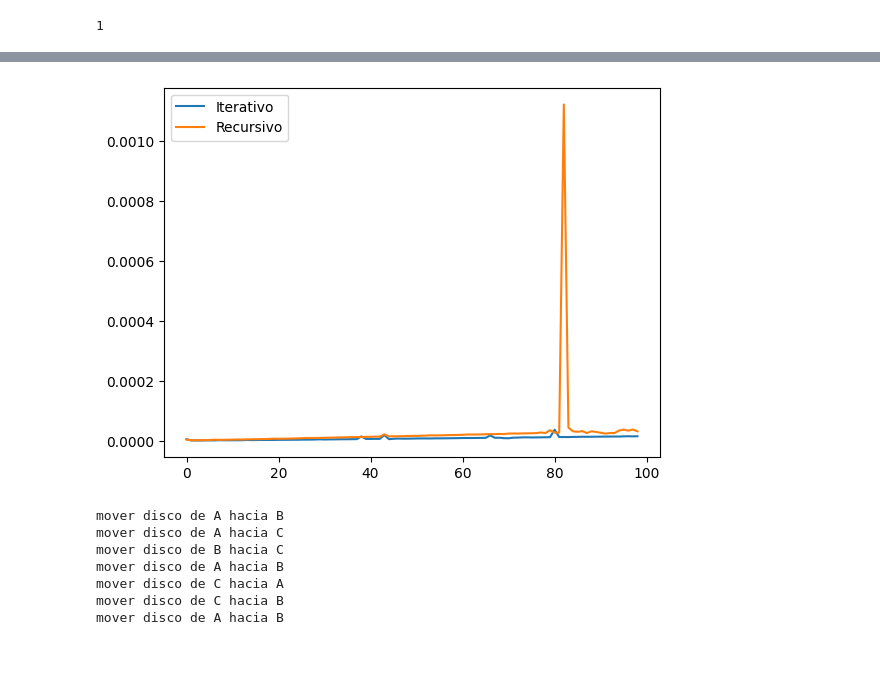
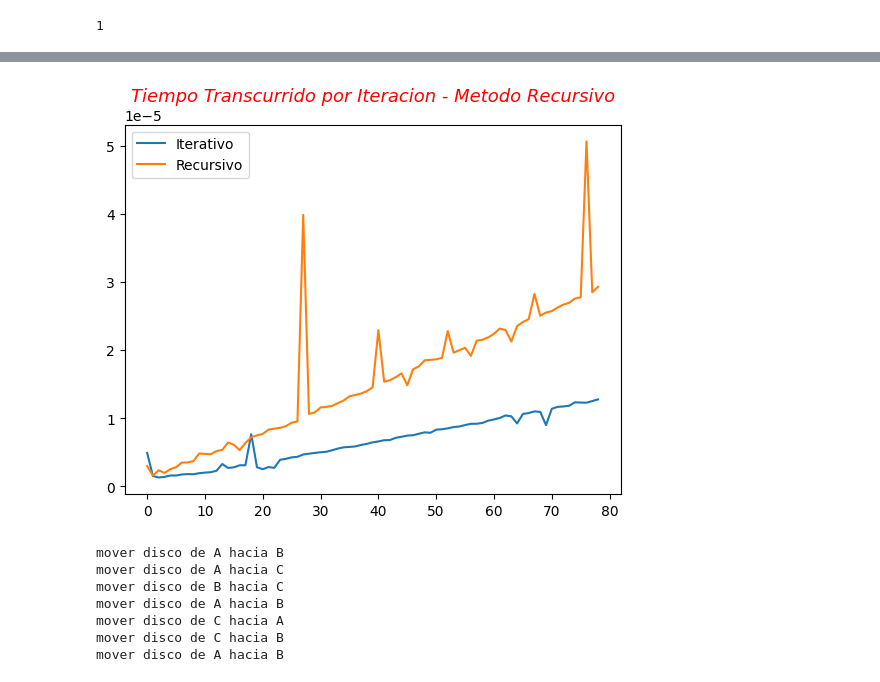
Before and after one commit to CeSaRLoPeZArTeAgA/Metodos_Computacionales-IMCA, a Jupyter notebook: Clase_Recursividad.ipynb, the cells around one changed output, grey strips where cells are left out. Drawn from its saved outputs; the diff is of its cells as text; code cells hidden in the pictures; blank space fills up the shorter version.

```diff
--- a/Clase_Recursividad.ipynb
+++ b/Clase_Recursividad.ipynb
@@ -36,7 +36,7 @@ import time
 import matplotlib.pyplot as plt
 
 tiempos_iterativos=[]
-for i in range(1,100):
+for i in range(1,80):
   inicio=time.perf_counter()
   fact_itera(i)
   fin=time.perf_counter()
@@ -44,7 +44,7 @@ for i in range(1,100):
 
 
 tiempos_recursivos=[]
-for i in range(1,100):
+for i in range(1,80):
   inicio=time.perf_counter()
   fact_recur(i)
   fin=time.perf_counter()
@@ -66,10 +67,13 @@ fact_recur(40)
 # %%
+'Ploteo de los tiempos usados en Recursivo-Iterativo'
 plt.plot(tiempos_iterativos,label='Iterativo')
 plt.plot(tiempos_recursivos,label='Recursivo')
 plt.legend()
+plt.title('Tiempo Transcurrido por Iteracion - Metodo Recursivo',fontsize=13,
+          color="red",style="italic")
 plt.show()
 # %% [output]
-[figure, old version]
+[figure, new version]
 # %%
 def moverTorre(altura,origen, destino, intermedio):
   if altura >=1:
```
Also changed, not shown: parts of 4 cells of this notebook.
